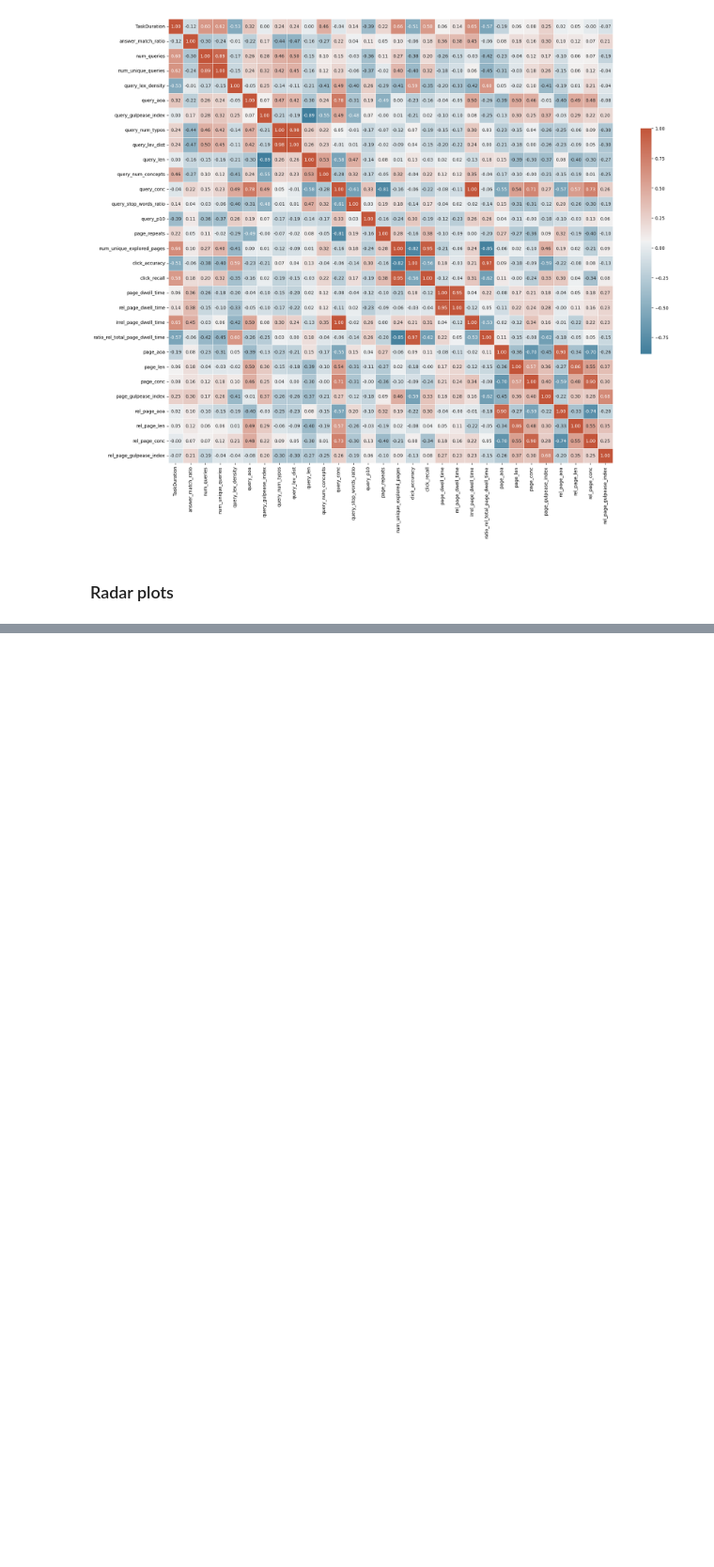
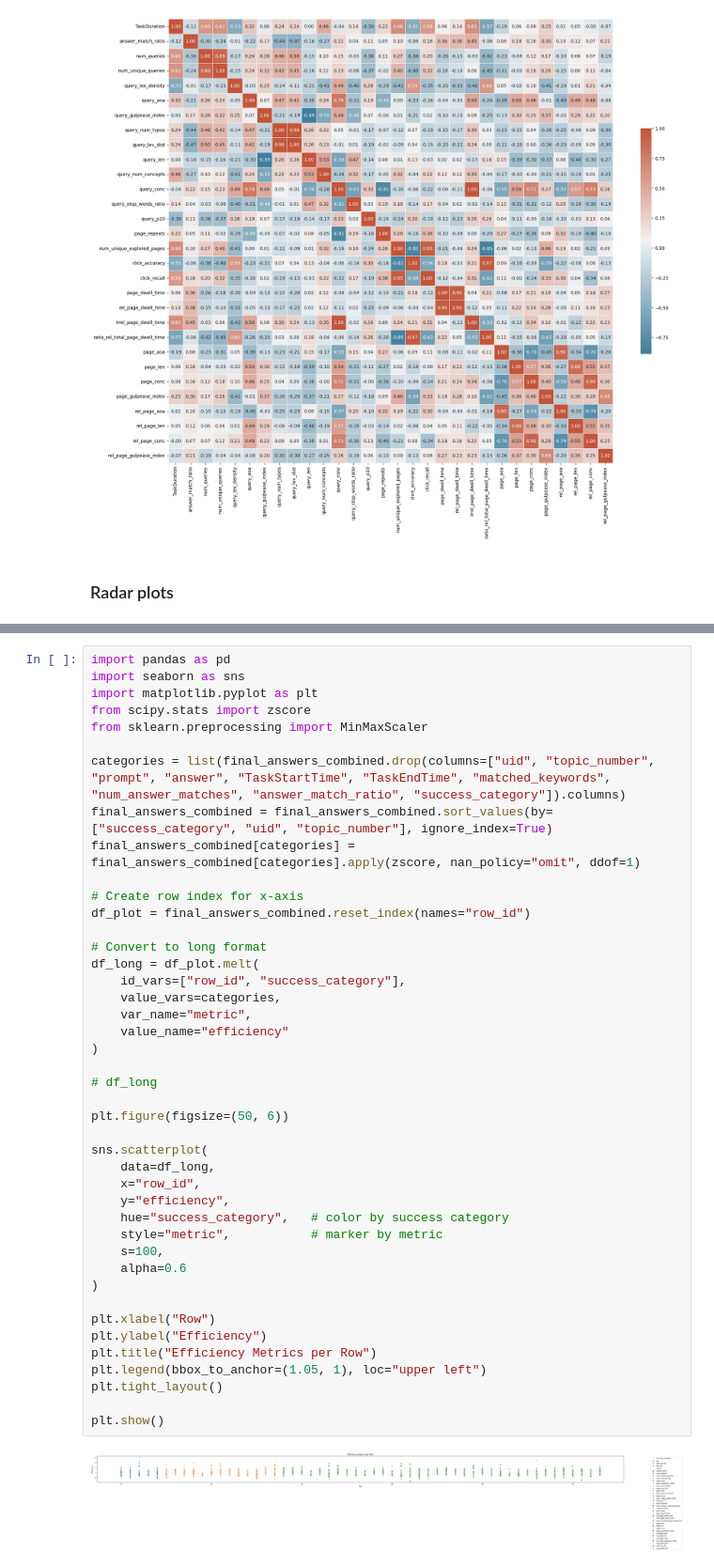
Before and after one commit to SOLandChildren/CHIIR27_LogAnalysis, a Jupyter notebook: final_answer_analysis.ipynb, the cells around one changed output, grey strips where cells are left out. Shown at 94% size. Saved outputs shown, nothing was run; the diff lists cells and outputs as text; blank space fills up the shorter version.

```diff
--- a/final_answer_analysis.ipynb
+++ b/final_answer_analysis.ipynb
@@ -512,0 +691,45 @@ for df_name in [
+# %%
+import pandas as pd
+import seaborn as sns
+import matplotlib.pyplot as plt
+from scipy.stats import zscore
+from sklearn.preprocessing import MinMaxScaler
+
+categories = list(final_answers_combined.drop(columns=["uid", "topic_number", "prompt", "answer", "TaskStartTime", "TaskEndTime", "matched_keywords", "num_answer_matches", "answer_match_ratio", "success_category"]).columns)
+final_answers_combined = final_answers_combined.sort_values(by=["success_category", "uid", "topic_number"], ignore_index=True)
+final_answers_combined[categories] = final_answers_combined[categories].apply(zscore, nan_policy="omit", ddof=1)
+
+# Create row index for x-axis
+df_plot = final_answers_combined.reset_index(names="row_id")
+
+# Convert to long format
+df_long = df_plot.melt(
+    id_vars=["row_id", "success_category"],
+    value_vars=categories,
+    var_name="metric",
+    value_name="efficiency"
+)
+
+# df_long
+
+plt.figure(figsize=(50, 6))
+
+sns.scatterplot(
+    data=df_long,
+    x="row_id",
+    y="efficiency",
+    hue="success_category",   # color by success category
+    style="metric",           # marker by metric
+    s=100,
+    alpha=0.6
+)
+
+plt.xlabel("Row")
+plt.ylabel("Efficiency")
+plt.title("Efficiency Metrics per Row")
+plt.legend(bbox_to_anchor=(1.05, 1), loc="upper left")
+plt.tight_layout()
+
+plt.show()
+# %% [output]
+[figure, added]
```
Also changed, not shown: parts of 12 cells of this notebook, 2 other files.
